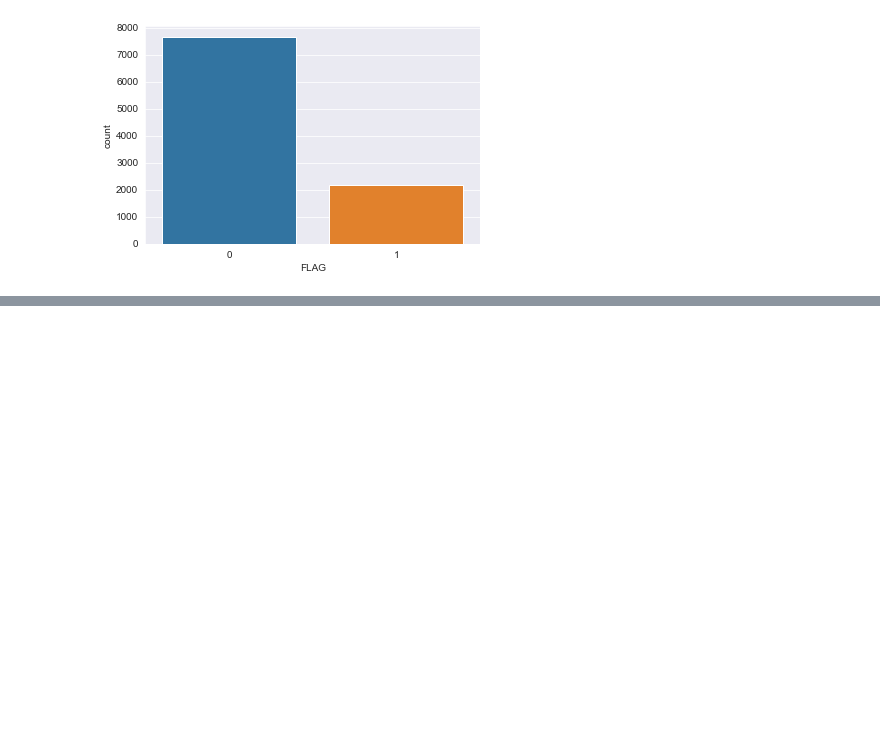
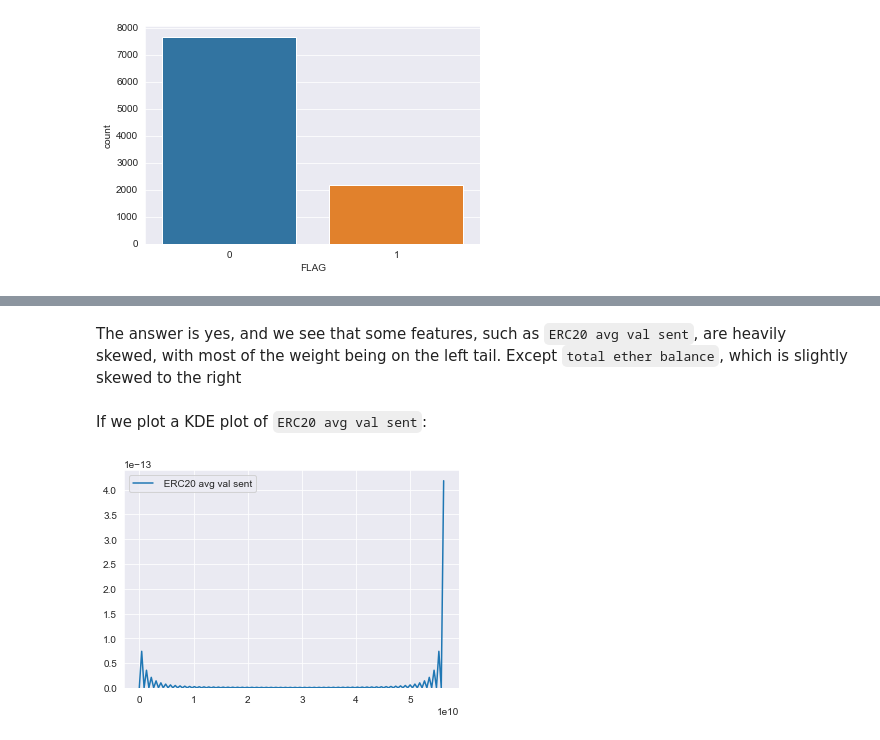
Before and after one commit to Vagif12/Ethereum-Fraud-Detection, a Jupyter notebook: eda/Ethereum Fraud Detection EDA.ipynb, the cells around one changed output, grey strips where cells are left out. Drawn from its saved outputs; the diff is of its cells as text; code cells hidden in the pictures; blank space fills up the shorter version.

```diff
--- a/eda/Ethereum Fraud Detection EDA.ipynb
+++ b/eda/Ethereum Fraud Detection EDA.ipynb
@@ -120,10 +165,0 @@ from scipy.stats import boxcox_normmax
-# %%
-for f in list(df.columns[1:]):
-    try:
-        df[f] = boxcox1p(df[f],boxcox_normmax(df[f] + 1))
-    except:
-        try:
-            df[f] = np.log1p(df[f])
-        except:
-            print(f)
-            continue
@@ -154,0 +207,9 @@ array([[801,   9],
+# %% [markdown]
+The answer is yes, and we see that some features, such as `ERC20 avg val sent`, are heavily skewed, with most of the weight being on the left tail. Except `total ether balance`, which is slightly skewed to the right
+# %% [markdown]
+If we plot a KDE plot of `ERC20 avg val sent`:
+# %%
+sns.kdeplot(df.dropna()[' ERC20 avg val sent'],bw=1.5)
+plt.show()
+# %% [output]
+[figure, added]
```
Also changed, not shown: parts of 40 cells of this notebook.
